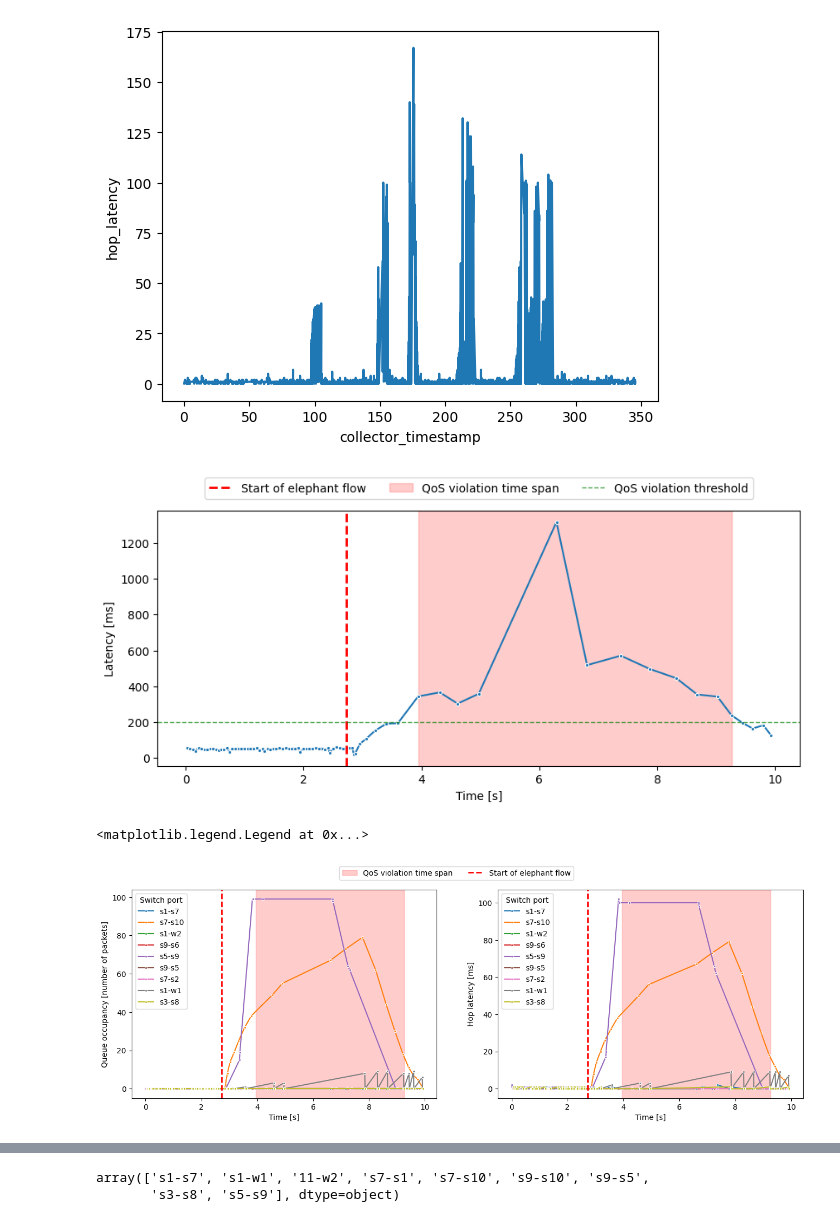
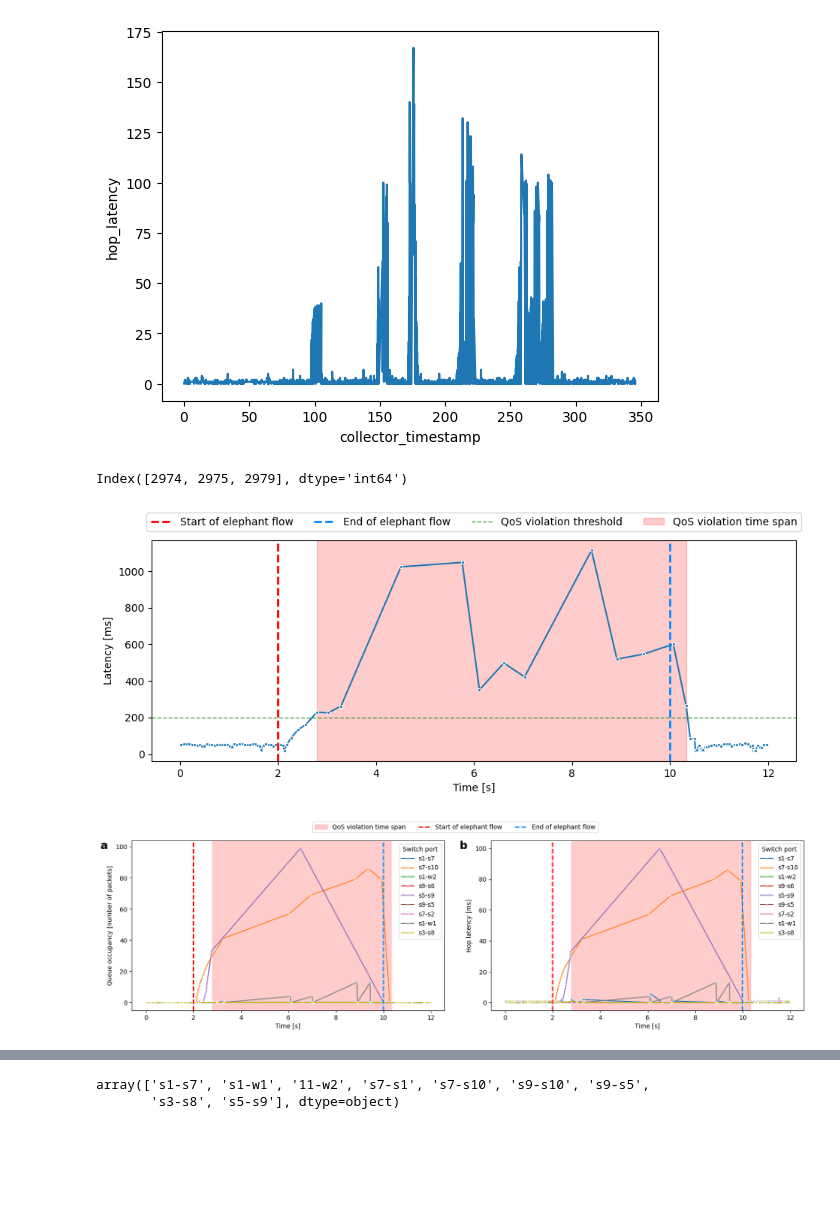
Before and after one commit to Fl0k3n/k8s-inc-evaluation, a Jupyter notebook: analysis/flows_udp.ipynb, the cells around one changed output, grey strips where cells are left out. Saved outputs shown, nothing was run; the diff lists cells and outputs as text; code cells hidden in the pictures; blank space fills up the shorter version.

```diff
--- a/analysis/flows_udp.ipynb
+++ b/analysis/flows_udp.ipynb
@@ -5,6 +5,20 @@ import numpy as np
 from matplotlib import pyplot as plt
 import matplotlib.patches as mpatches
 import matplotlib.lines as mlines
+# %%
+import string
+
+base_path = '/home/flok3n/develop/k8s_inc_analysis/eval/udp'
+def save_fig(name: str, fig=None):
+    if fig is None:
+        fig = plt.gcf()
+    fig.tight_layout(w_pad=3.5)
+    fig.subplots_adjust(top=0.88)
+    fig.savefig(f'{base_path}/{name}.svg')
+
+def annotate(axs):
+    axs[0].text(-0.1, 0.95, f'{string.ascii_lowercase[0]}', transform=axs[0].transAxes, size=18, weight='bold')
+    axs[1].text(-0.1, 0.95, f'{string.ascii_lowercase[1]}', transform=axs[1].transAxes, size=18, weight='bold')
 # %%
 collector_df = pd.read_csv('../data/new_udp_udp1/reports.csv')
 sender_df = pd.read_csv('../data/new_udp_udp1/latency_udp.csv')
@@ -22,6 +36,16 @@ flow_start_timestamps = [
     1716118280113960633,
     1716118324414532070
 ]
+
+# flow_start_timestamps = [
+#     1716741567923477325,
+#     1716741586033390509,
+#     1716741606797426226,
+#     1716741638371222345,
+#     1716741660916015723,
+#     1716742247218466495,
+#     1716742320404784348
+# ]
 
 sender_df.columns = ['timestamp', 'latency', 'dropped']
 
@@ -44,10 +68,18 @@ for i, x in enumerate(flow_start_timestamps):
     print(flow_start_timestamps[i])
 
 # t = (95, 107, flow_start_timestamps[0])
-# t = (146, 158, flow_start_timestamps[1])
-t = (169, 179, flow_start_timestamps[2])
+t = (146, 158, flow_start_timestamps[1])
+# t = (169, 179, flow_start_timestamps[2])
 # t = (206, 218, flow_start_timestamps[3])
 # t = (250, 262, flow_start_timestamps[4])
+
+# t = (203, 215, flow_start_timestamps[0])
+# t = (221, 233, flow_start_timestamps[1])
+# t = (242, 254, flow_start_timestamps[2])
+# t = (273, 285, flow_start_timestamps[3])
+# t = (296, 308, flow_start_timestamps[4])
+# t = (882, 894, flow_start_timestamps[5])
+# t = (955, 967, flow_start_timestamps[6])
 # %% [output]
 97.14029288291931
 148.0001196861267
@@ -165,26 +197,37 @@ def sub_dfs(sender_df: pd.DataFrame, collector_df: pd.DataFrame, t) -> tuple[pd.
     return sender_df, collector_df, t[2] - start, start
 # %%
 sub_sdf, sub_cdf, elephant_start, cur_experiment_start = sub_dfs(sender_df, collector_df, t)
+# %%
+sub_sdf[sub_sdf['latency'] > 1000].index
+# %% [output]
+Index([2974, 2975, 2979], dtype='int64')
+# %%
+sub_sdf.at[2974, 'latency'] -= 200
+sub_sdf.at[2975, 'latency'] -= 200
+sub_sdf.at[2979, 'latency'] -= 250
 # %%
 violation_ranges = compute_qos_violation_time_ranges(sub_sdf, violation_threshold=200)
 fig, ax = plt.subplots(1,1, figsize=(10, 4))
 sns.lineplot(data=sub_sdf, x='timestamp', y='latency', ax=ax, marker='o', markersize=3)
 ax.set_xlabel("Time [s]")
 ax.set_ylabel("Latency [ms]")
 ax.axvline(elephant_start, color='red', linestyle='--', linewidth=2)
+ax.axvline(elephant_start+8, color='#0088ff', linestyle='--', linewidth=2)
 # ax.axvline(elephant_start+8.2, color='red', linestyle='--', linewidth=2)
 ax.axhline(200, color='green', alpha=0.7, linestyle='--', linewidth=1)
 event_patch = mpatches.Patch(color='red', alpha=0.2, label='QoS violation time span')
 # Custom legend for the dashed green vertical line
 start_line = mlines.Line2D([], [], color='red', linestyle='--', linewidth=2, label='Start of elephant flow')
+end_line = mlines.Line2D([], [], color='#0088ff', linestyle='--', linewidth=2, label='End of elephant flow')
 violation_thresh_line = mlines.Line2D([], [], color='green', alpha=0.7, linestyle='--', linewidth=1, label='QoS violation threshold')
 
 # Add the legend to the plot
-ax.legend(handles=[start_line, event_patch, violation_thresh_line], loc='upper center', bbox_to_anchor=(0.5, 1.15), ncol=3)
+ax.legend(handles=[start_line, end_line, violation_thresh_line, event_patch], loc='upper center', bbox_to_anchor=(0.5, 1.15), ncol=4)
 
 display_qos_violations(violation_ranges, ax)
+save_fig('scenario_2_sender', fig)
 # %% [output]
-[figure, old version]
+[figure, new version]
 # %%
 fig, ax = plt.subplots(1, 2, figsize=(16, 5))
 N = len(collector_df)
@@ -201,15 +244,18 @@ display_qos_violations(violation_ranges, ax[1], padding=0)
 
 for a in ax:
     a.axvline(elephant_start, color='red', linestyle='--', linewidth=2)
+    a.axvline(elephant_start+8, color='#0088ff', linestyle='--', linewidth=2)
 event_patch = mpatches.Patch(color='red', alpha=0.2, label='QoS violation time span')
 # Custom legend for the dashed green vertical line
 start_line = mlines.Line2D([], [], color='red', linestyle='--', linewidth=2, label='Start of elephant flow')
+end_line = mlines.Line2D([], [], color='#0088ff', linestyle='--', linewidth=2, label='End of elephant flow')
 
 # Place the combined legend in the middle
-fig.legend(handles=[event_patch, start_line], loc='upper center', bbox_to_anchor=(0.5, 0.98), ncol=2)
+fig.legend(handles=[event_patch, start_line, end_line], loc='upper center', bbox_to_anchor=(0.5, 0.98), ncol=3)
+annotate(ax)
+save_fig('scenario_2_switches', fig)
 # %% [output]
-<matplotlib.legend.Legend at 0x...>
-[figure, old version]
+[figure, new version]
 # %%
 sns.lineplot(data=sender_df[(sender_df['timestamp'] > t[0]) & (sender_df['timestamp'] < t[1])], x='timestamp', y='dropped')
 # %% [output]
```
Also changed, not shown: parts of 4 cells of this notebook, 27 other files.
